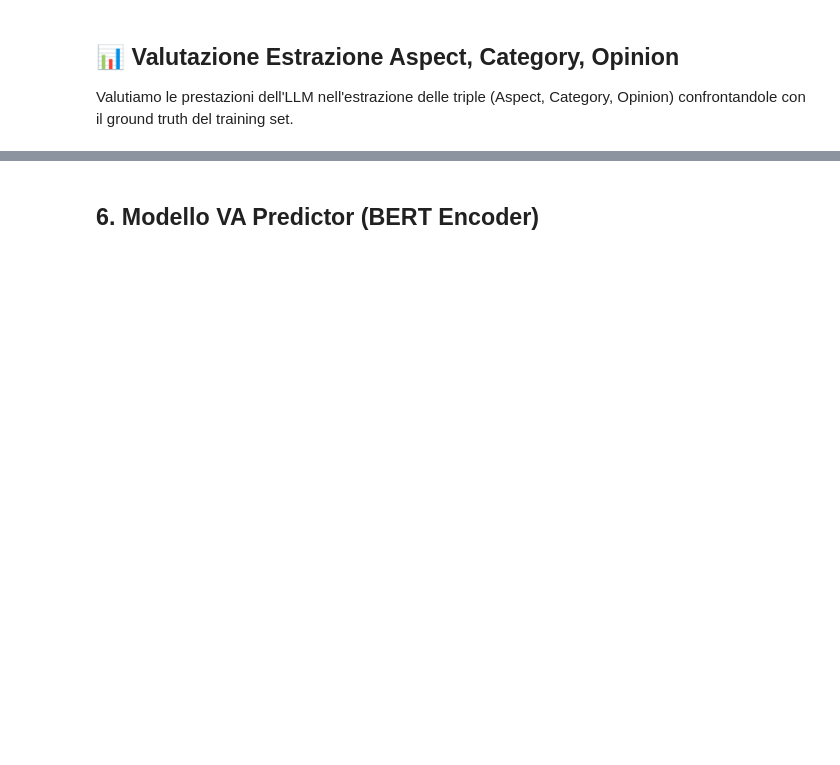
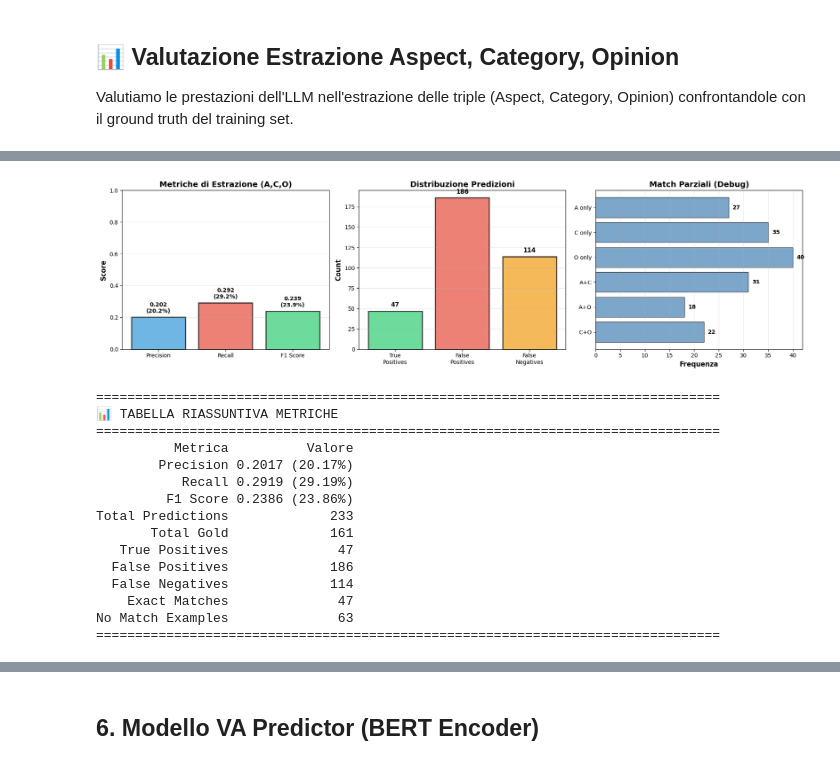
Before and after one commit to MarcoPernoVDP/DimABSA2026, a Jupyter notebook: DimABSA_TrackA_Subtask3_Professional.ipynb, the cells around one changed output, grey strips where cells are left out. Cells and saved outputs as stored; diff of their text form; code cells hidden in the pictures; blank space fills up the shorter version.

```diff
--- a/DimABSA_TrackA_Subtask3_Professional.ipynb
+++ b/DimABSA_TrackA_Subtask3_Professional.ipynb
@@ -1133,7 +1332,7 @@ fig, axes = plt.subplots(1, 3, figsize=(18, 5))
 
 # 1. Grafico a barre per Precision, Recall, F1
 metrics = ['Precision', 'Recall', 'F1 Score']
-values = [evaluation_results['precision'], evaluation_results['recall'], evaluation_results['f1']]
+values = [val_evaluation_results['precision'], val_evaluation_results['recall'], val_evaluation_results['f1']]
 colors = ['#3498db', '#e74c3c', '#2ecc71']
 
 bars = axes[0].bar(metrics, values, color=colors, alpha=0.7, edgecolor='black', linewidth=2)
@@ -1150,9 +1349,9 @@ for bar, value in zip(bars, values):
                 ha='center', va='bottom', fontweight='bold', fontsize=10)
 
 # 2. Confusion Matrix semplificata
-tp = evaluation_results['true_positives']
-fp = evaluation_results['total_predictions'] - tp
-fn = evaluation_results['total_gold'] - tp
+tp = val_evaluation_results['true_positives']
+fp = val_evaluation_results['total_predictions'] - tp
+fn = val_evaluation_results['total_gold'] - tp
 
 categories = ['True\nPositives', 'False\nPositives', 'False\nNegatives']
 counts = [tp, fp, fn]
@@ -1171,7 +1370,7 @@ for bar, count in zip(bars_cm, counts):
                 ha='center', va='bottom', fontweight='bold', fontsize=11)
 
 # 3. Match parziali (debugging)
-partial = evaluation_results['partial_matches']
+partial = val_evaluation_results['partial_matches']
 partial_labels = ['A only', 'C only', 'O only', 'A+C', 'A+O', 'C+O']
 partial_values = [
     partial['aspect_only'],
@@ -1193,40 +1392,57 @@ for i, v in enumerate(partial_values):
     axes[2].text(v + max(partial_values)*0.02, i, str(v),
                 va='center', fontweight='bold', fontsize=10)
 
 plt.tight_layout()
 plt.show()
 
 # Tabella riassuntiva
 print(f"\n{'='*80}")
 print(f"📊 TABELLA RIASSUNTIVA METRICHE")
 print(f"{'='*80}")
 
 summary_df = pd.DataFrame({
     'Metrica': [
         'Precision',
         'Recall',
         'F1 Score',
         'Total Predictions',
         'Total Gold',
         'True Positives',
         'False Positives',
         'False Negatives',
         'Exact Matches',
         'No Match Examples'
     ],
     'Valore': [
-        f"{evaluation_results['precision']:.4f} ({evaluation_results['precision']*100:.2f}%)",
-        f"{evaluation_results['recall']:.4f} ({evaluation_results['recall']*100:.2f}%)",
-        f"{evaluation_results['f1']:.4f} ({evaluation_results['f1']*100:.2f}%)",
-        evaluation_results['total_predictions'],
-        evaluation_results['total_gold'],
-        evaluation_results['true_positives'],
-        evaluation_results['total_predictions'] - evaluation_results['true_positives'],
-        evaluation_results['total_gold'] - evaluation_results['true_positives'],
-        evaluation_results['exact_matches'],
-        evaluation_results['no_match_examples']
+        f"{val_evaluation_results['precision']:.4f} ({val_evaluation_results['precision']*100:.2f}%)",
+        f"{val_evaluation_results['recall']:.4f} ({val_evaluation_results['recall']*100:.2f}%)",
+        f"{val_evaluation_results['f1']:.4f} ({val_evaluation_results['f1']*100:.2f}%)",
+        val_evaluation_results['total_predictions'],
+        val_evaluation_results['total_gold'],
+        val_evaluation_results['true_positives'],
+        val_evaluation_results['total_predictions'] - val_evaluation_results['true_positives'],
+        val_evaluation_results['total_gold'] - val_evaluation_results['true_positives'],
+        val_evaluation_results['exact_matches'],
+        val_evaluation_results['no_match_examples']
     ]
 })
 
 print(summary_df.to_string(index=False))
 print(f"{'='*80}")
+# %% [output]
+[figure, added]
+================================================================================
+📊 TABELLA RIASSUNTIVA METRICHE
+================================================================================
+          Metrica          Valore
+        Precision 0.2017 (20.17%)
+           Recall 0.2919 (29.19%)
+         F1 Score 0.2386 (23.86%)
+Total Predictions             233
+       Total Gold             161
+   True Positives              47
+  False Positives             186
+  False Negatives             114
+    Exact Matches              47
+No Match Examples              63
+================================================================================
```
Also changed, not shown: parts of 16 cells of this notebook.
